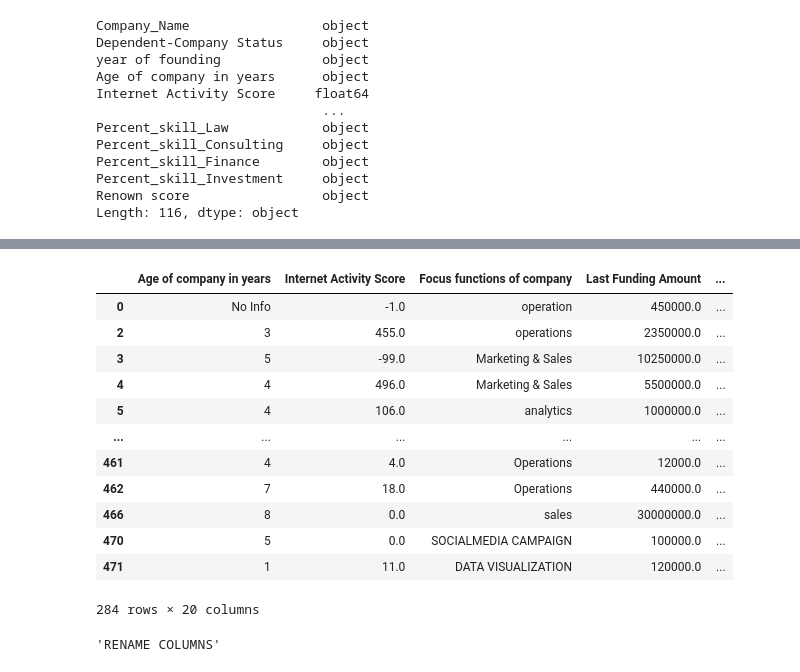
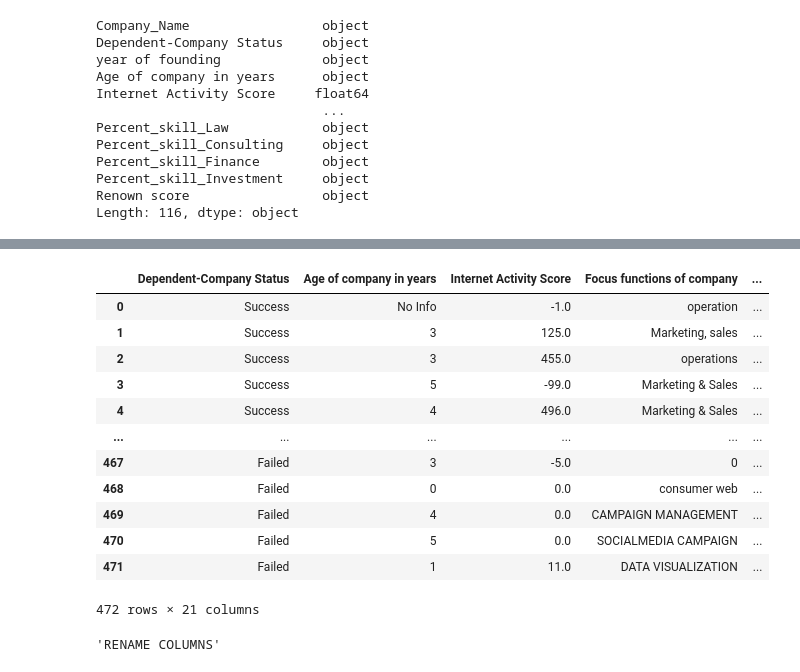
Before and after one commit to normanc529/Startup_Success_Predictor, a Jupyter notebook: startup_success.ipynb, the cells around one changed output, grey strips where cells are left out. Cells and saved outputs as stored; diff of their text form; code cells hidden in the pictures.

```diff
--- a/startup_success.ipynb
+++ b/startup_success.ipynb
@@ -94,19 +98,19 @@ startup_df
-# %%
-startup_df.dropna()
-# %% [output]
-|  | Age of company in years | Internet Activity Score | Focus functions of company | Last Funding Amount | ... |
-| 0 | No Info | -1.0 | operation | 450000.0 | ... |
-| 2 | 3 | 455.0 | operations | 2350000.0 | ... |
-| 3 | 5 | -99.0 | Marketing & Sales | 10250000.0 | ... |
-| 4 | 4 | 496.0 | Marketing & Sales | 5500000.0 | ... |
-| 5 | 4 | 106.0 | analytics | 1000000.0 | ... |
-| ... | ... | ... | ... | ... | ... |
-| 461 | 4 | 4.0 | Operations | 12000.0 | ... |
-| 462 | 7 | 18.0 | Operations | 440000.0 | ... |
-| 466 | 8 | 0.0 | sales | 30000000.0 | ... |
-| 470 | 5 | 0.0 | SOCIALMEDIA CAMPAIGN | 100000.0 | ... |
-| 471 | 1 | 11.0 | DATA VISUALIZATION | 120000.0 | ... |
-284 rows × 20 columns
+# %%
+startup_df.fillna(0)
+# %% [output]
+|  | Dependent-Company Status | Age of company in years | Internet Activity Score | Focus functions of company | ... |
+| 0 | Success | No Info | -1.0 | operation | ... |
+| 1 | Success | 3 | 125.0 | Marketing, sales | ... |
+| 2 | Success | 3 | 455.0 | operations | ... |
+| 3 | Success | 5 | -99.0 | Marketing & Sales | ... |
+| 4 | Success | 4 | 496.0 | Marketing & Sales | ... |
+| ... | ... | ... | ... | ... | ... |
+| 467 | Failed | 3 | -5.0 | 0 | ... |
+| 468 | Failed | 0 | 0.0 | consumer web | ... |
+| 469 | Failed | 4 | 0.0 | CAMPAIGN MANAGEMENT | ... |
+| 470 | Failed | 5 | 0.0 | SOCIALMEDIA CAMPAIGN | ... |
+| 471 | Failed | 1 | 11.0 | DATA VISUALIZATION | ... |
+472 rows × 21 columns
 # %%
 '''RENAME COLUMNS'''
 # %% [output]
```
Also changed, not shown: parts of 28 cells of this notebook.
